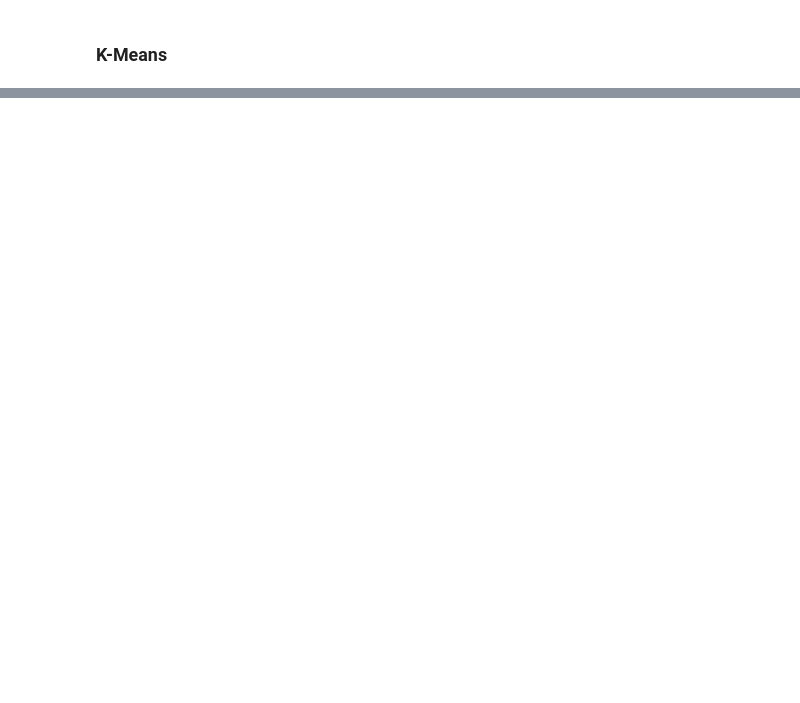
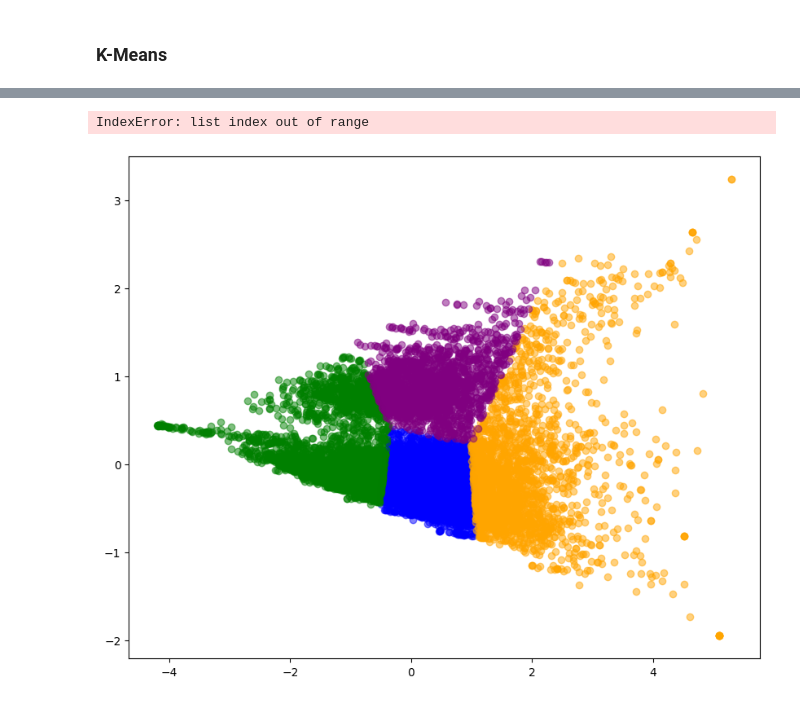
Before and after one commit to ramya1907/climate-change-tweets-analysis, a Jupyter notebook: climate_change_stance_analysis.ipynb, the cells around one changed output, grey strips where cells are left out. Cells and saved outputs as stored; diff of their text form; code cells hidden in the pictures; blank space fills up the shorter version.

```diff
--- a/climate_change_stance_analysis.ipynb
+++ b/climate_change_stance_analysis.ipynb
@@ -207,3 +222,7 @@ def clean_tweet(tweet):
 # Perform Pre-Processing on both DataFrames
 df['cleaned_tweet'] = df['og_tweet'].apply(clean_tweet)
 test_df['processed_tweet'] = test_df['og_tweet'].apply(clean_tweet)
+
+# Remove duplicate tweets after pre-processing
+df = df.drop_duplicates(subset='cleaned_tweet', keep='first')
+test_df= test_df.drop_duplicates(subset='processed_tweet', keep='first')
@@ -499,8 +524,8 @@ plot_elbow_curve(anti_wcss_values, k_range, 'Anti')
 # %%
-pro_kmeans, pro_clusters, pro_wcss = perform_kmeans_clustering(pro_X, k=5)
+pro_kmeans, pro_clusters, pro_wcss = perform_kmeans_clustering(pro_X, k=4)
 pro_top_terms_df = generate_top_terms_df(pro_X, pro_clusters, list(pro_word_embeddings.key_to_index.keys()))
 print(pro_top_terms_df)
 
-anti_kmeans, anti_clusters, anti_wcss = perform_kmeans_clustering(anti_X, k=5)
+anti_kmeans, anti_clusters, anti_wcss = perform_kmeans_clustering(anti_X, k=4)
 anti_top_terms_df = generate_top_terms_df(anti_X, anti_clusters, list(anti_word_embeddings.key_to_index.keys()))
 print(anti_top_terms_df)
@@ -507,25 +550,28 @@ print(anti_top_terms_df)
 # %%
 # Define colors for each cluster
-colors_pro = ['red', 'blue', 'green', 'orange', 'purple']
-colors_anti = ['cyan', 'magenta', 'yellow', 'black', 'gray']
+colors_pro = ['blue', 'green', 'orange', 'purple']
+colors_anti = ['cyan', 'magenta', 'black', 'gray']
 
 # Plot for pro sentiment
 plt.figure(figsize=(10, 8))
-for i in range(5):
+for i in range(4):
     plt.scatter(pro_X_2d[pro_clusters == i, 0], pro_X_2d[pro_clusters == i, 1], color=colors_pro[i], label=f'Cluster {i+1}', alpha=0.5)
 plt.title('PCA Visualization with K-means Clustering for Pro Sentiment')
 plt.xlabel('Principal Component 1')
 plt.ylabel('Principal Component 2')
 plt.legend()
 plt.show()
 
 # Plot for anti sentiment
 plt.figure(figsize=(10, 8))
-for i in range(5):
+for i in range(4):
     plt.scatter(anti_X_2d[anti_clusters == i, 0], anti_X_2d[anti_clusters == i, 1], color=colors_anti[i], label=f'Cluster {i+1}', alpha=0.5)
 plt.title('PCA Visualization with K-means Clustering for Anti Sentiment')
 plt.xlabel('Principal Component 1')
 plt.ylabel('Principal Component 2')
 plt.legend()
 plt.show()
+# %% [output]
+IndexError: list index out of range
+[figure, added]
 # %%
```
Also changed, not shown: parts of 7 cells of this notebook.
